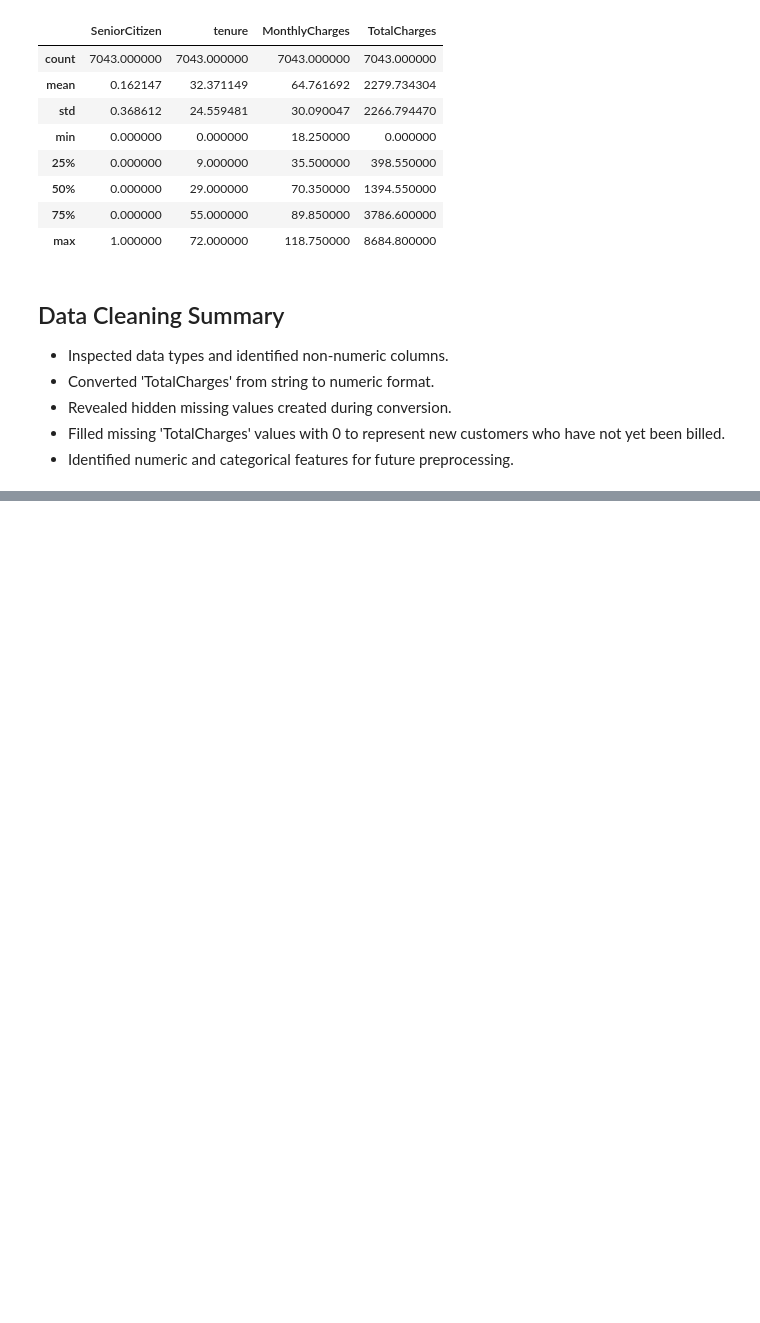
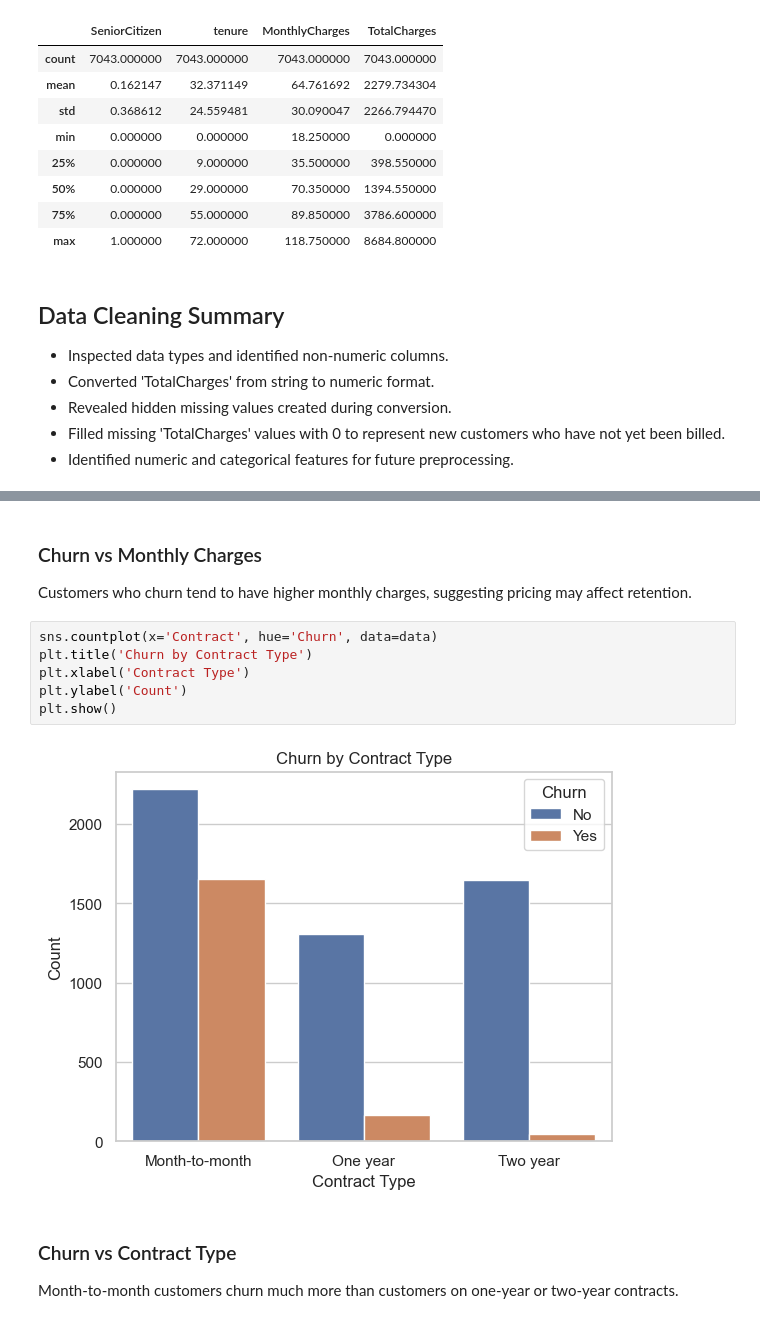
Before and after one commit to japjot-singh08/telco-customer-churn, a Jupyter notebook: customer_churn_analysis.ipynb, the cells around one changed output, grey strips where cells are left out. Drawn from its saved outputs; the diff is of its cells as text; blank space fills up the shorter version.

```diff
--- a/customer_churn_analysis.ipynb
+++ b/customer_churn_analysis.ipynb
@@ -166,0 +204,14 @@ data.describe()
+# %% [markdown]
+### Churn vs Monthly Charges
+Customers who churn tend to have higher monthly charges, suggesting pricing may affect retention.
+# %%
+sns.countplot(x='Contract', hue='Churn', data=data)
+plt.title('Churn by Contract Type')
+plt.xlabel('Contract Type')
+plt.ylabel('Count')
+plt.show()
+# %% [output]
+[figure, added]
+# %% [markdown]
+### Churn vs Contract Type
+Month-to-month customers churn much more than customers on one-year or two-year contracts.
```
Also changed, not shown: parts of 10 cells of this notebook.
